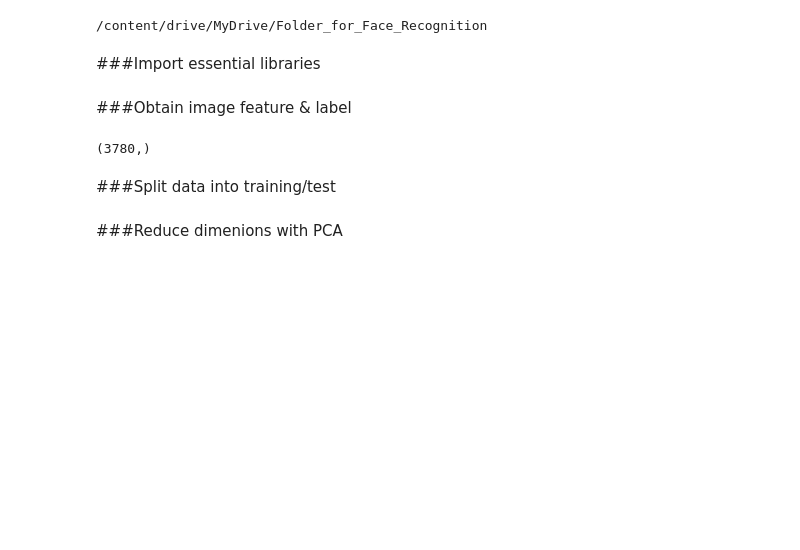
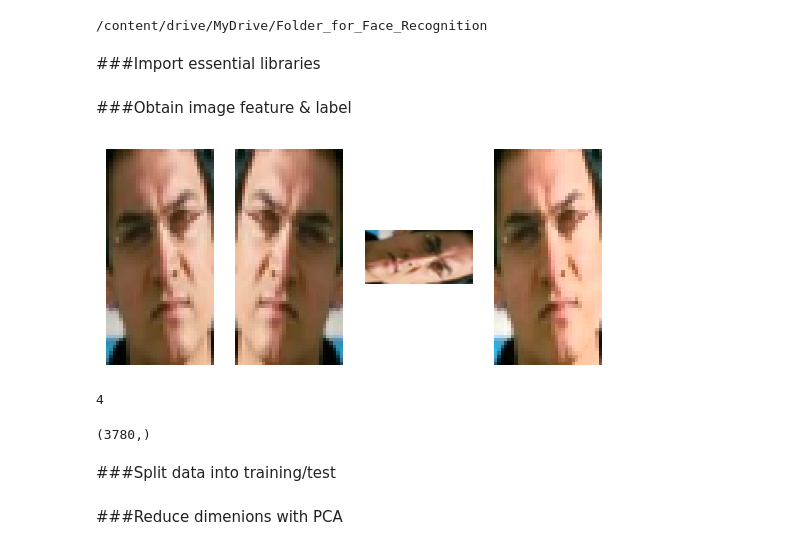
Before and after one commit to namanverma4321/Face_Detection_using_Computer_Vision, a Jupyter notebook: Model.ipynb, the cells around one changed output. Cells and saved outputs as stored; diff of their text form; code cells hidden in the pictures; blank space fills up the shorter version.

```diff
--- a/Model.ipynb
+++ b/Model.ipynb
@@ -33,60 +30,47 @@ from skimage.feature import hog
 ###Obtain image feature & label
 # %%
 # Data augmentation parameters
-rotation_angles = [30, -30]  # Apply rotations of 30 degrees clockwise and counterclockwise
 flip_horizontal = True       # Flip horizontally
 brightness_factor = 0.2      # Change brightness by a factor of 0.2
 
 def apply_data_augmentation(img):
     augmented_images = [img]
 
     if flip_horizontal:
         # Augmentation 1: Horizontal Flip
         flipped_img = cv2.flip(img, 1)  # Flip horizontally
         augmented_images.append(flipped_img)
 
-    for angle in rotation_angles:
-        # Augmentation 2: Rotation
-        rotated_img = cv2.rotate(img, cv2.ROTATE_90_CLOCKWISE)  # Rotate 30 degrees clockwise
-        augmented_images.append(rotated_img)
+
+    # Augmentation 2: Rotation
+    rotated_img = cv2.rotate(img, cv2.ROTATE_90_CLOCKWISE)  # Rotate 30 degrees clockwise
+    augmented_images.append(rotated_img)
 
     # Augmentation 3: Brightness adjustment
     hsv = cv2.cvtColor(img, cv2.COLOR_RGB2HSV)
     h, s, v = cv2.split(hsv)
     v = v.astype(float)
     v *= (1.0 + brightness_factor)  # Increase brightness
     v = np.clip(v, 0, 255)
     v = v.astype(np.uint8)
     hsv = cv2.merge((h, s, v))
     img_brightened = cv2.cvtColor(hsv, cv2.COLOR_HSV2RGB)
     augmented_images.append(img_brightened)
 
     return augmented_images
+img = Image.open(os.path.join('TrainingPhotos/', 'Amir_122.jpg'))  # open image
+img = img.resize([32, 64])  # resize image to a fixed size
+count=0
+# Apply data augmentation
+augmented_images = apply_data_augmentation(np.array(img))
 
-folder = 'TrainingPhotos/'  # location of training images
-X = []
-Y = []
-
-for filename in os.listdir(folder):
-    img = Image.open(os.path.join(folder, filename))  # open image
-    img = img.resize([32, 64])  # resize image to a fixed size
-
-    # Apply data augmentation
-    augmented_images = apply_data_augmentation(np.array(img))
-
-    for augmented_img in augmented_images:
-        fd, hog_image = hog(augmented_img, orientations=9, pixels_per_cell=(4, 4), cells_per_block=(2, 2), visualize=True, multichannel=True)  # obtain HOG features
-        X.append(fd)
-
-        # Obtain training labels from file name
-        if re.match("Amir*", filename):
-            Yt = 0
-        elif re.match("Jaya*", filename):
-            Yt = 1
-        elif re.match("Hir*", filename):
-            Yt = 2
-        elif re.match("Anupam*", filename):
-            Yt = 3
-        else:
-            Yt = 4
-        Y.append(Yt)
+for i, augmented_image in enumerate(augmented_images):
+    plt.subplot(1, len(augmented_images), i+1)  # Create subplots for each image
+    plt.imshow(augmented_image)
+    plt.axis('off')  # Turn off axis labels and ticks
+    count+=1
+plt.show()  # Display all the images
+count
+# %% [output]
+[figure, added]
+4
```
Also changed, not shown: parts of 5 cells of this notebook.
